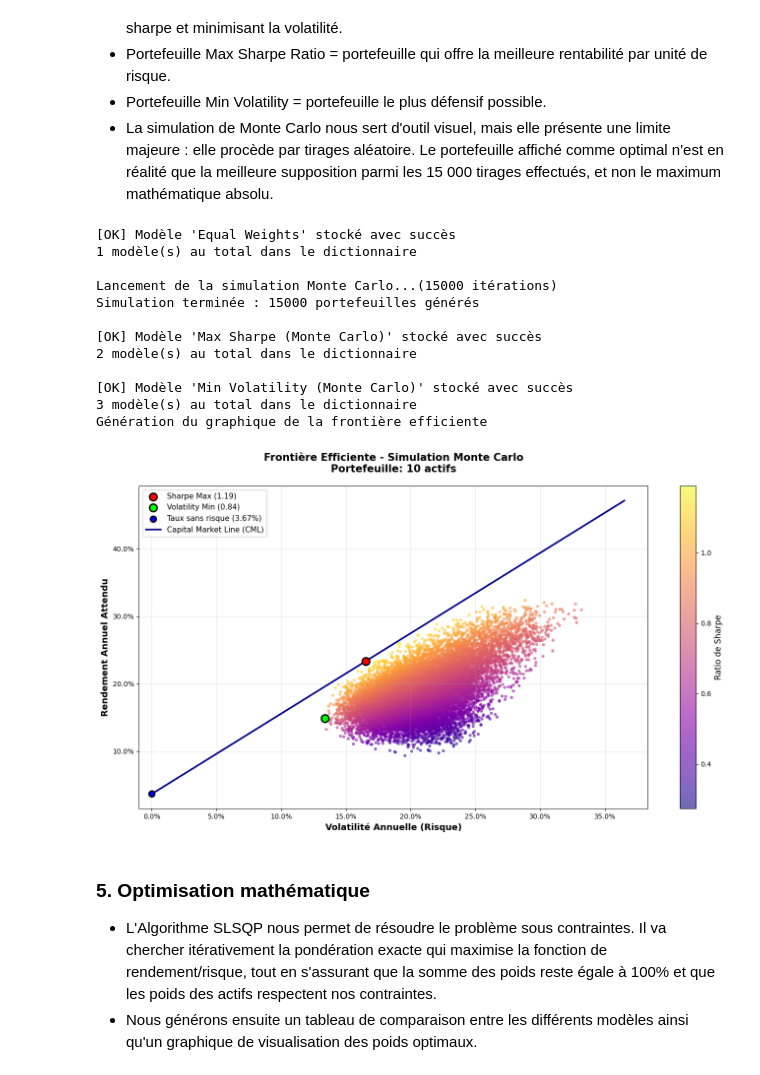
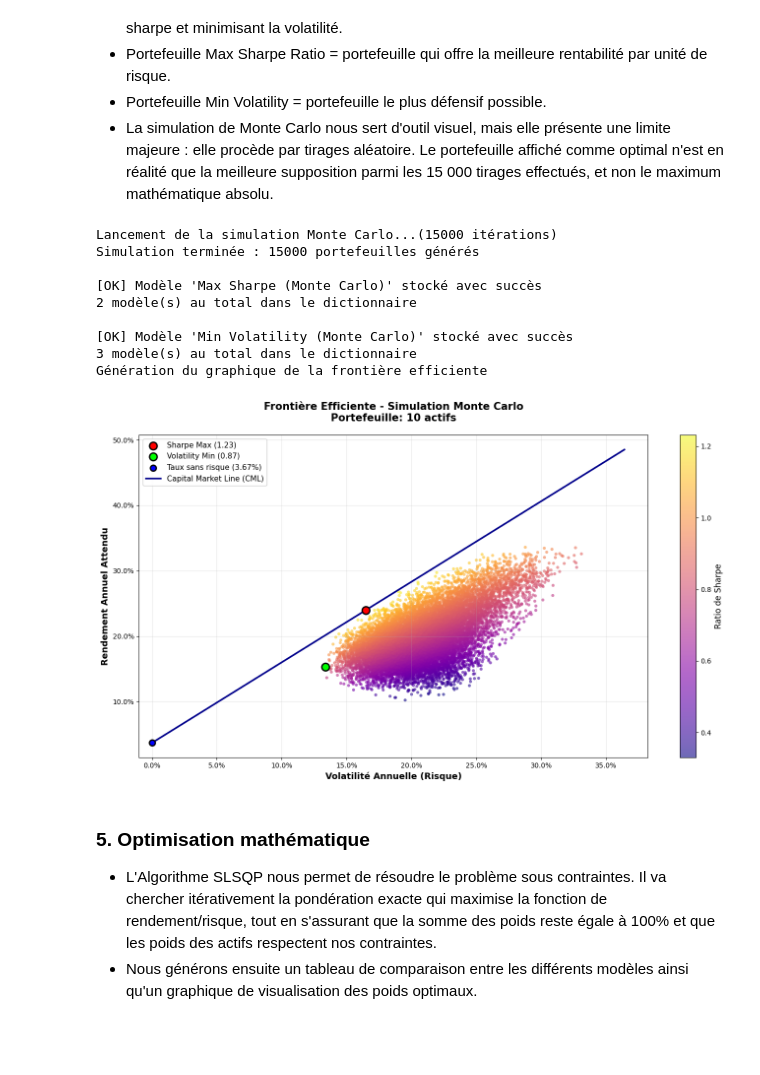
Before and after one commit to leo-pouliquen/portfolio_optimization, a Jupyter notebook: analysis_portfolio.ipynb, the cells around one changed output. Cells and saved outputs as stored; diff of their text form; code cells hidden in the pictures; blank space fills up the shorter version.

```diff
--- a/analysis_portfolio.ipynb
+++ b/analysis_portfolio.ipynb
@@ -100,19 +98,6 @@ storage.store_portfolio_model(
 - Portefeuille Min Volatility = portefeuille le plus défensif possible.
 - La simulation de Monte Carlo nous sert d'outil visuel, mais elle présente une limite majeure : elle procède par tirages aléatoire. Le portefeuille affiché comme optimal n'est en réalité que la meilleure supposition parmi les 15 000 tirages effectués, et non le maximum mathématique absolu.
 # %%
-portfolio_results = {}
-
-# Stockage du portefeuille equal weights
-ptf_ew_weights = np.array([1/len(config.tickers)] * len(config.tickers))
-
-storage.store_portfolio_model(
-    storage_dict=portfolio_results,
-    name = "Equal Weights",
-    weights=ptf_ew_weights,
-    annual_returns=annual_log_returns,
-    cov_matrix=annual_cov_matrix,
-    risk_free_rate=config.risk_free_rate)
-
 mc_weights, mc_returns, mc_vols, mc_sharpes = models.monte_carlo(
     nb_simulation=15000,
     annual_returns=annual_log_returns,
@@ -139,37 +124,34 @@ storage.store_portfolio_model(
     cov_matrix=annual_cov_matrix,
     risk_free_rate=config.risk_free_rate)
 
 # Min Volatility (Monte Carlo)
 storage.store_portfolio_model(
     storage_dict=portfolio_results,
     name = "Min Volatility (Monte Carlo)",
     weights=mc_min_vol_weights,
     annual_returns=annual_log_returns,
     cov_matrix=annual_cov_matrix,
     risk_free_rate=config.risk_free_rate)
 
 # Visualisation de la frontière efficiente
 visualization.plot_efficient_frontier(
     mc_returns=mc_returns,
     mc_vols=mc_vols,
     mc_sharpes=mc_sharpes,
     portfolio_results=portfolio_results,
     risk_free_rate=config.risk_free_rate,
     tickers=config.tickers)
 # %% [output]
-[OK] Modèle 'Equal Weights' stocké avec succès
-1 modèle(s) au total dans le dictionnaire
-
 Lancement de la simulation Monte Carlo...(15000 itérations)
 Simulation terminée : 15000 portefeuilles générés
 
 [OK] Modèle 'Max Sharpe (Monte Carlo)' stocké avec succès
 2 modèle(s) au total dans le dictionnaire
 
 [OK] Modèle 'Min Volatility (Monte Carlo)' stocké avec succès
 3 modèle(s) au total dans le dictionnaire
 Génération du graphique de la frontière efficiente
-[figure, old version]
+[figure, new version]
 # %% [markdown]
 ### 5. Optimisation mathématique
 
```
Also changed, not shown: parts of 5 cells of this notebook, 2 other files.
